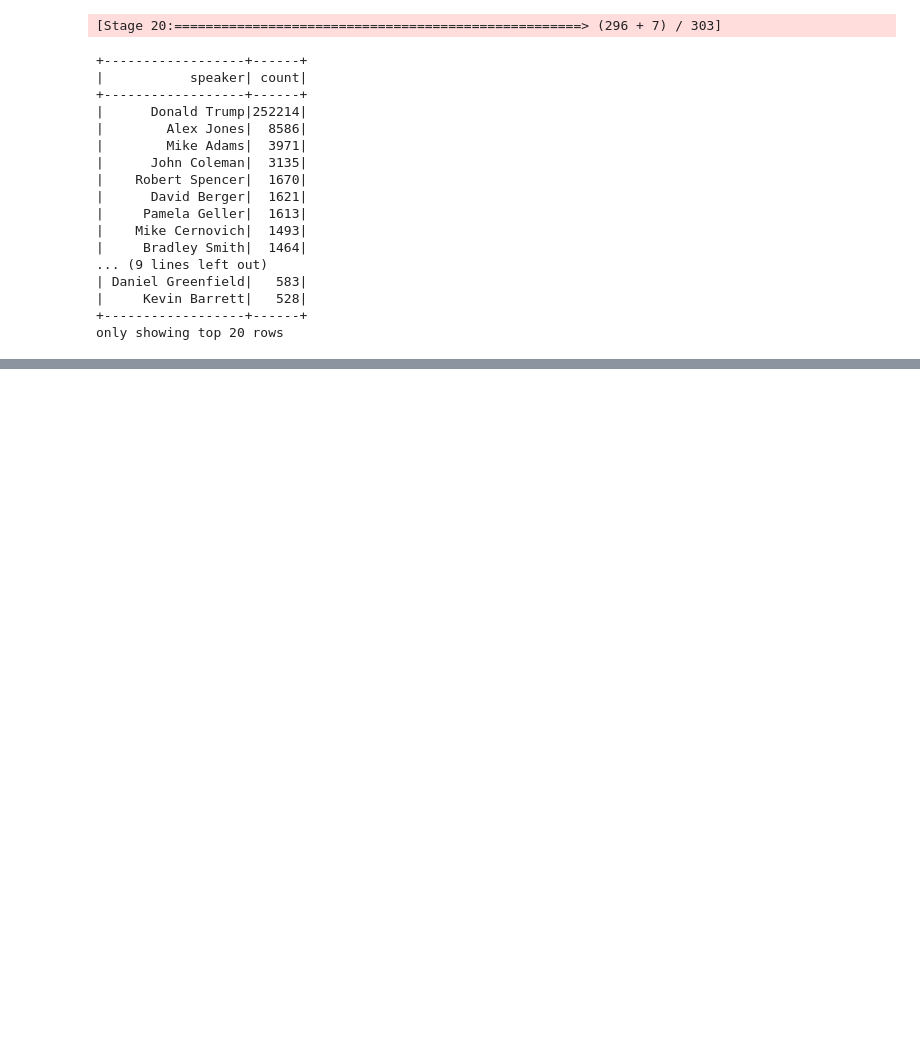
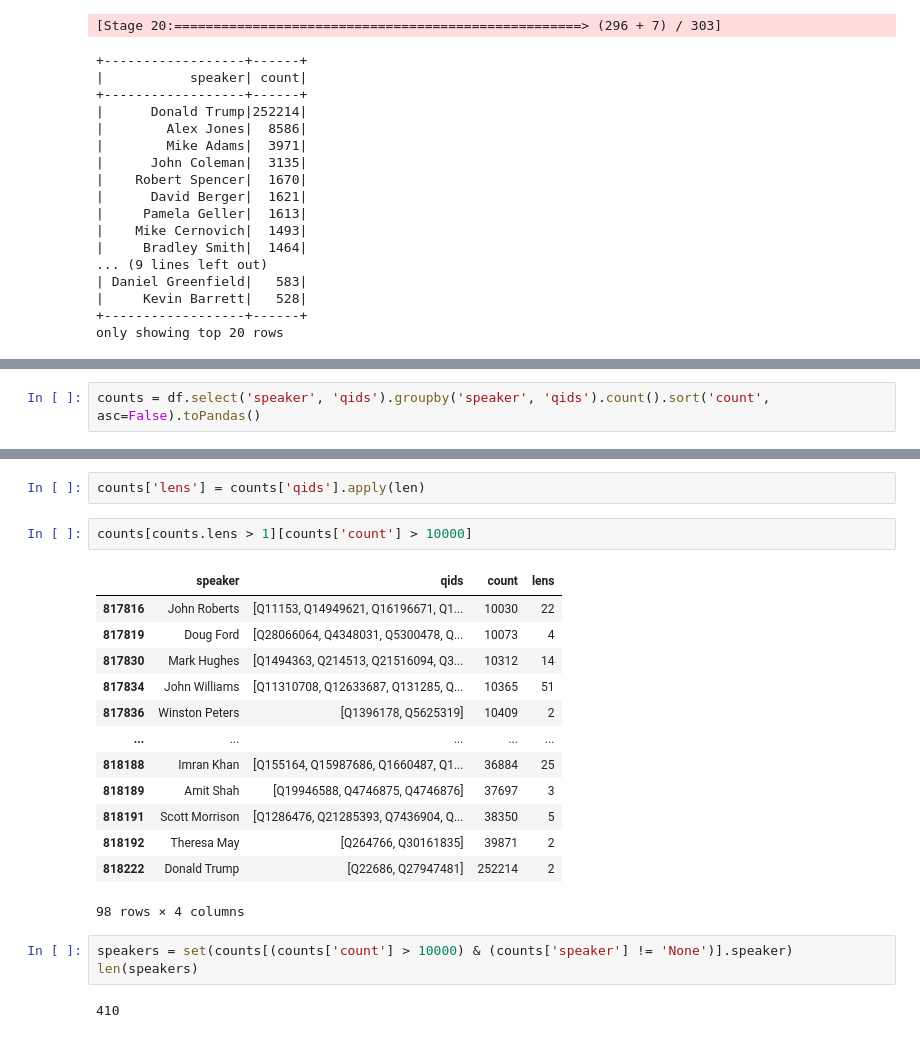
Before and after one commit to epfl-ada/ada-2021-project-k-beans, a Jupyter notebook: Untitled.ipynb, the cells around one changed output, grey strips where cells are left out. Drawn from its saved outputs; the diff is of its cells as text; blank space fills up the shorter version.

```diff
--- a/Untitled.ipynb
+++ b/Untitled.ipynb
@@ -113,0 +246,2 @@ df.join(df_ner, on='quoteID').select('quotation', 'entities').show()
+# %%
+counts = df.select('speaker', 'qids').groupby('speaker', 'qids').count().sort('count', asc=False).toPandas()
@@ -113,0 +290,23 @@ df.join(df_ner, on='quoteID').select('quotation', 'entities').show()
+# %%
+counts['lens'] = counts['qids'].apply(len)
+# %%
+counts[counts.lens > 1][counts['count'] > 10000]
+# %% [output]
+|  | speaker | qids | count | lens |
+| 817816 | John Roberts | [Q11153, Q14949621, Q16196671, Q1... | 10030 | 22 |
+| 817819 | Doug Ford | [Q28066064, Q4348031, Q5300478, Q... | 10073 | 4 |
+| 817830 | Mark Hughes | [Q1494363, Q214513, Q21516094, Q3... | 10312 | 14 |
+| 817834 | John Williams | [Q11310708, Q12633687, Q131285, Q... | 10365 | 51 |
+| 817836 | Winston Peters | [Q1396178, Q5625319] | 10409 | 2 |
+| ... | ... | ... | ... | ... |
+| 818188 | Imran Khan | [Q155164, Q15987686, Q1660487, Q1... | 36884 | 25 |
+| 818189 | Amit Shah | [Q19946588, Q4746875, Q4746876] | 37697 | 3 |
+| 818191 | Scott Morrison | [Q1286476, Q21285393, Q7436904, Q... | 38350 | 5 |
+| 818192 | Theresa May | [Q264766, Q30161835] | 39871 | 2 |
+| 818222 | Donald Trump | [Q22686, Q27947481] | 252214 | 2 |
+98 rows × 4 columns
+# %%
+speakers = set(counts[(counts['count'] > 10000) & (counts['speaker'] != 'None')].speaker)
+len(speakers)
+# %% [output]
+410
```
Also changed, not shown: parts of 44 cells of this notebook.
